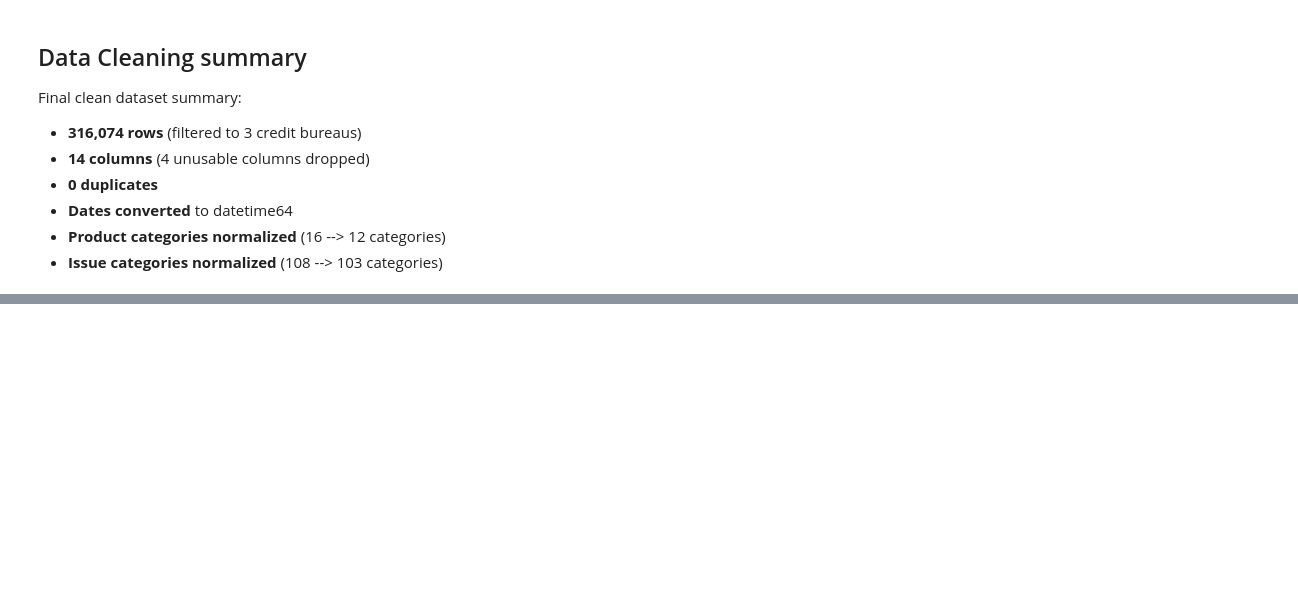
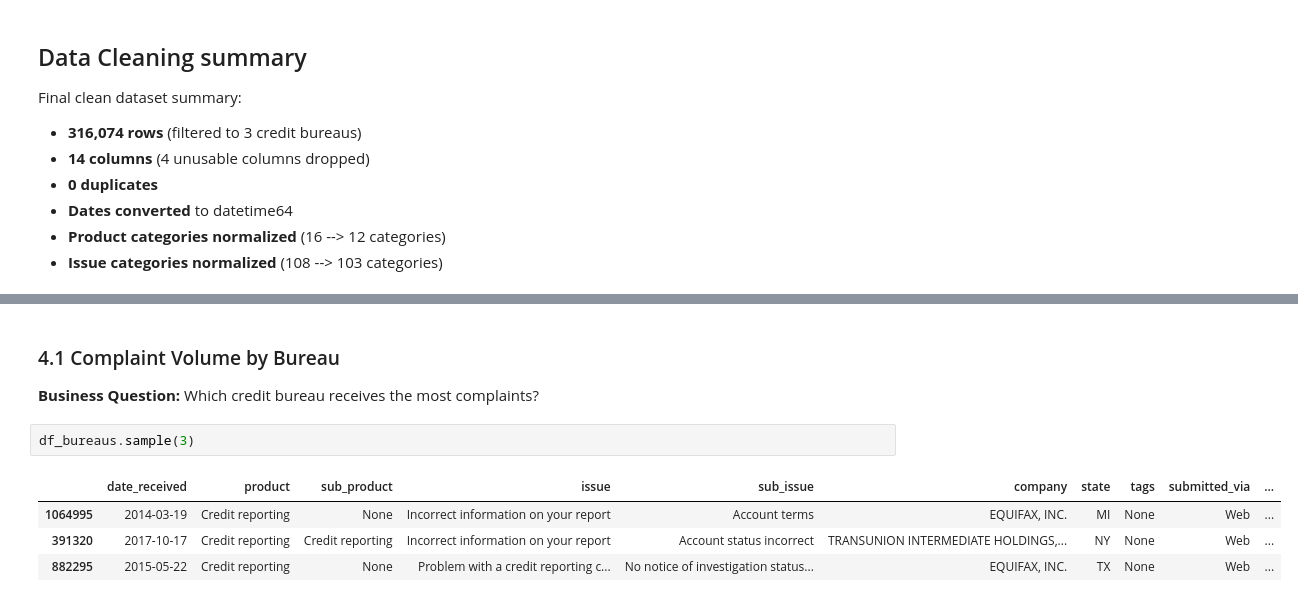
Before and after one commit to jarviscanada/jarvis_data_eng_SamiaCarchaf, a Jupyter notebook: python_data_analytics/sql_complaints.ipynb, the cells around one changed output, grey strips where cells are left out. Drawn from its saved outputs; the diff is of its cells as text; blank space fills up the shorter version.

```diff
--- a/python_data_analytics/sql_complaints.ipynb
+++ b/python_data_analytics/sql_complaints.ipynb
@@ -709,0 +723,11 @@ Final clean dataset summary:
+# %% [markdown]
+### 4.1 Complaint Volume by Bureau
+
+**Business Question:** Which credit bureau receives the most complaints?
+# %%
+df_bureaus.sample(3)
+# %% [output]
+|  | date_received | product | sub_product | issue | sub_issue | company | state | tags | submitted_via | ... |
+| 1064995 | 2014-03-19 | Credit reporting | None | Incorrect information on your report | Account terms | EQUIFAX, INC. | MI | None | Web | ... |
+| 391320 | 2017-10-17 | Credit reporting | Credit reporting | Incorrect information on your report | Account status incorrect | TRANSUNION INTERMEDIATE HOLDINGS,... | NY | None | Web | ... |
+| 882295 | 2015-05-22 | Credit reporting | None | Problem with a credit reporting c... | No notice of investigation status... | EQUIFAX, INC. | TX | None | Web | ... |
```
Also changed, not shown: parts of 10 cells of this notebook.
